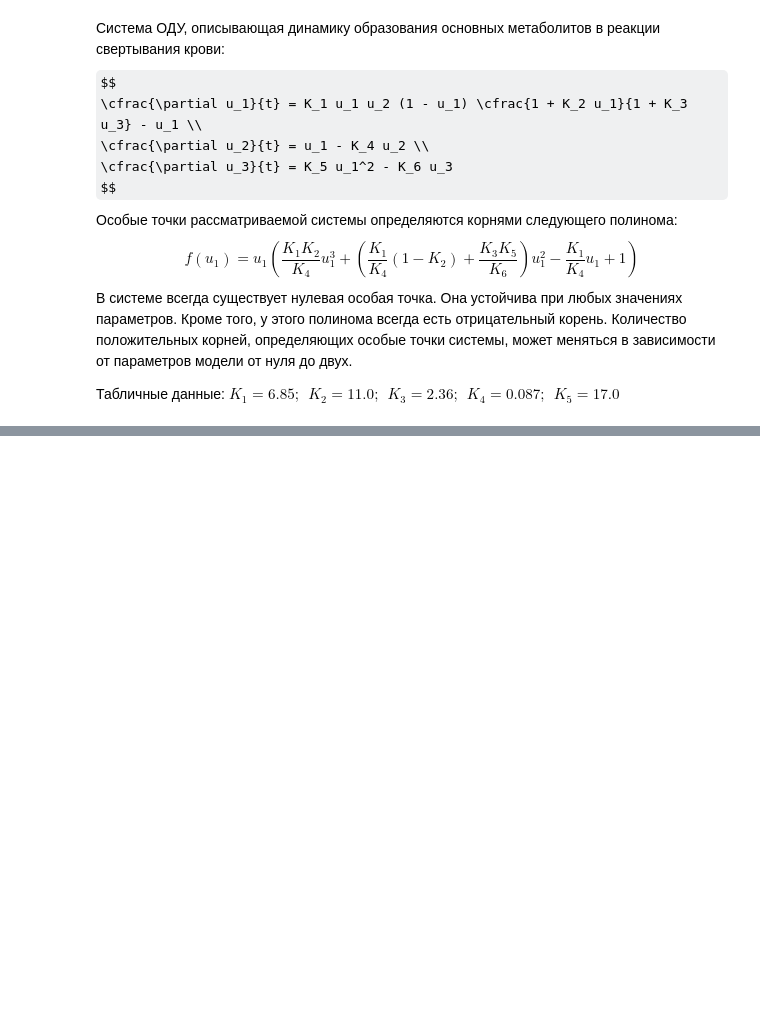
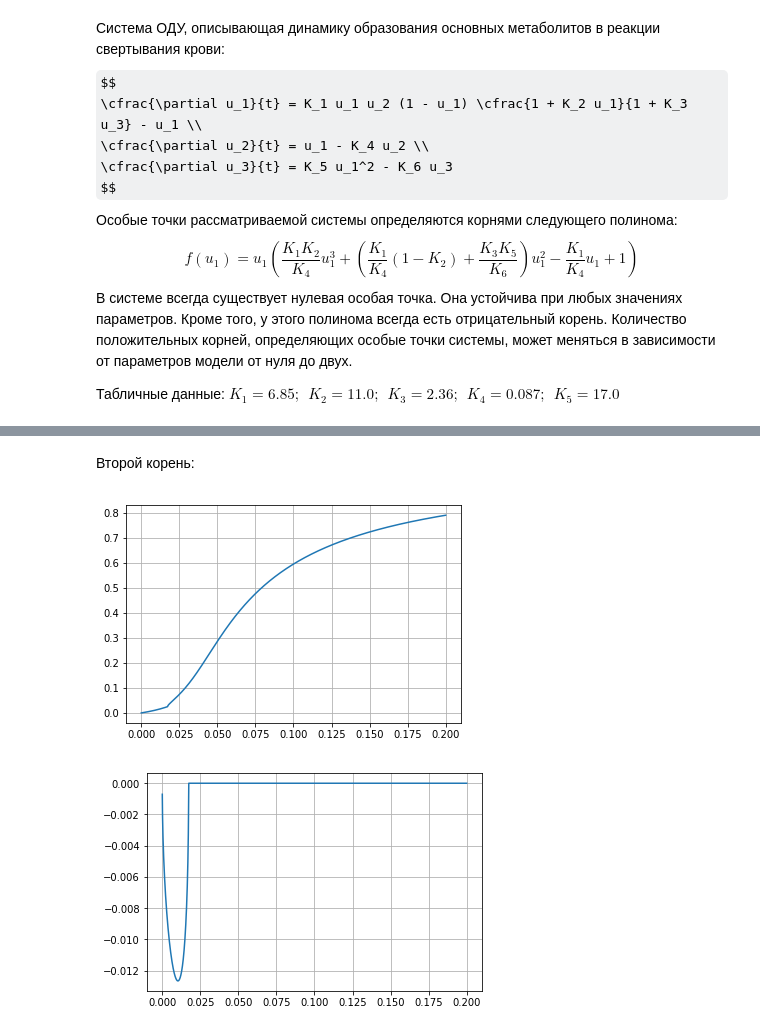
Before and after one commit to alekseik1/calc_math-labs, a Jupyter notebook: main.ipynb, the cells around one changed output, grey strips where cells are left out. Saved outputs shown, nothing was run; the diff lists cells and outputs as text; code cells hidden in the pictures; some formulas as TeX source; blank space fills up the shorter version.

```diff
--- a/main.ipynb
+++ b/main.ipynb
@@ -419,0 +448,9 @@ NameError: name 'plot_lines' is not defined
+# %% [markdown]
+Второй корень:
+# %%
+from utils.plot_helpers import plot_lines
+plot_lines( (k6_range, dots_real[:,1]))
+plot_lines( (k6_range, dots_im[:,1]))
+# %% [output]
+[figure, added]
+[figure, added]
```
Also changed, not shown: parts of 19 cells of this notebook.
